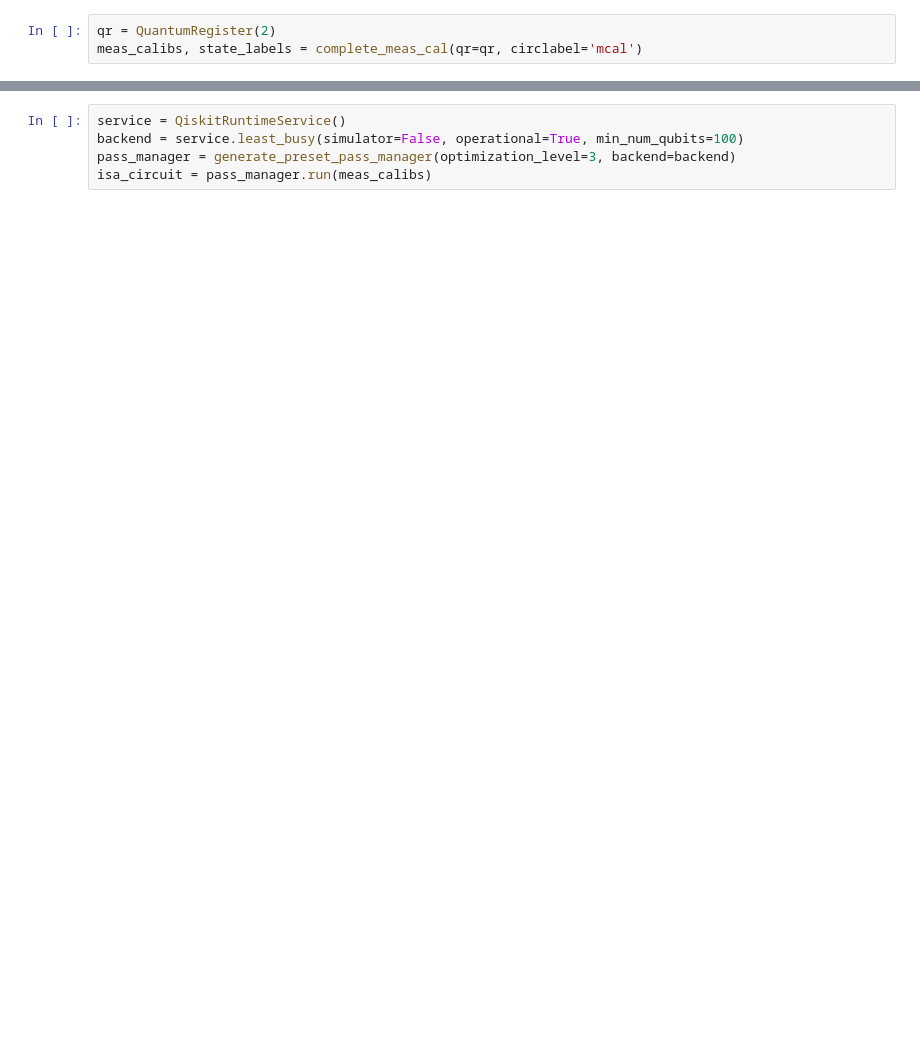
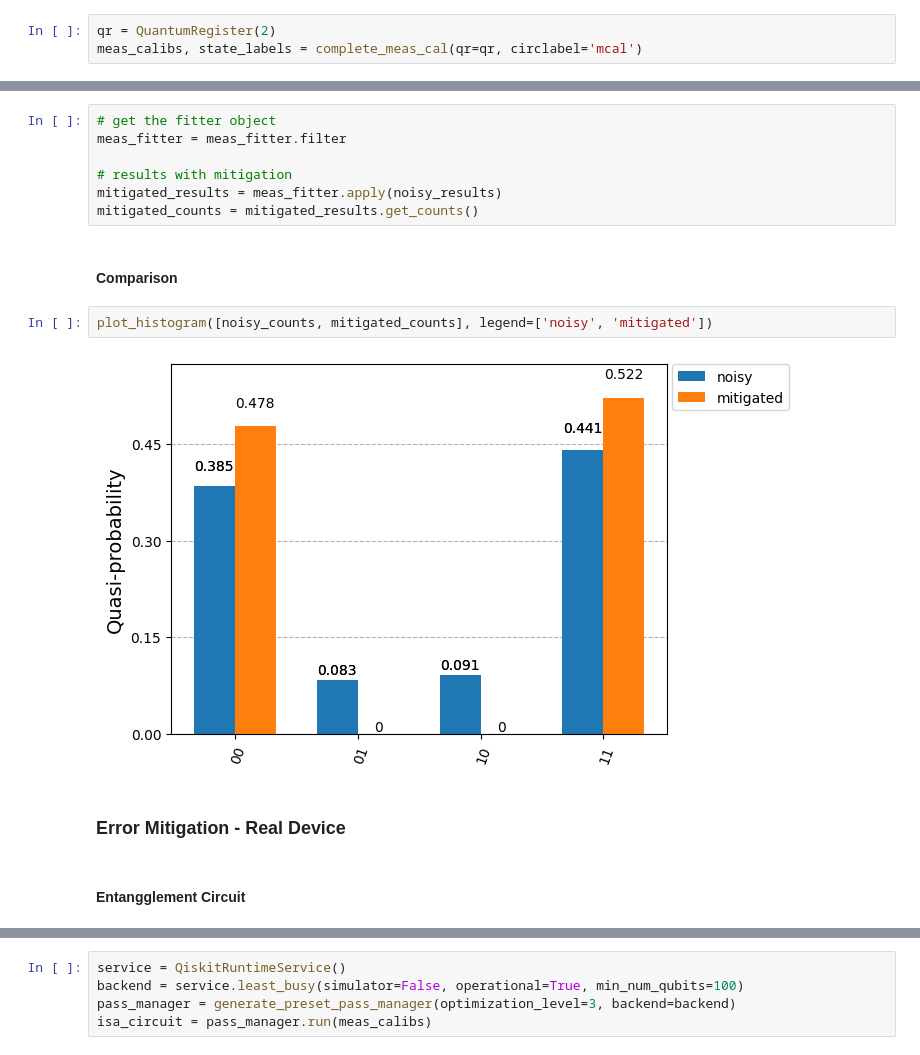
Before and after one commit to LTJ508/Quantum_Computing, a Jupyter notebook: CSE 499A - Assignment/Assignment01.ipynb, the cells around one changed output, grey strips where cells are left out. Drawn from its saved outputs; the diff is of its cells as text; blank space fills up the shorter version.

```diff
--- a/CSE 499A - Assignment/Assignment01.ipynb
+++ b/CSE 499A - Assignment/Assignment01.ipynb
@@ -237,0 +377,17 @@ for circuit in meas_calibs:
+# %%
+# get the fitter object
+meas_fitter = meas_fitter.filter
+
+# results with mitigation
+mitigated_results = meas_fitter.apply(noisy_results)
+mitigated_counts = mitigated_results.get_counts()
+# %% [markdown]
+#### Comparison
+# %%
+plot_histogram([noisy_counts, mitigated_counts], legend=['noisy', 'mitigated'])
+# %% [output]
+[figure, added]
+# %% [markdown]
+### Error Mitigation - Real Device
+# %% [markdown]
+#### Entangglement Circuit
```
Also changed, not shown: parts of 87 cells of this notebook, 1 other file.
